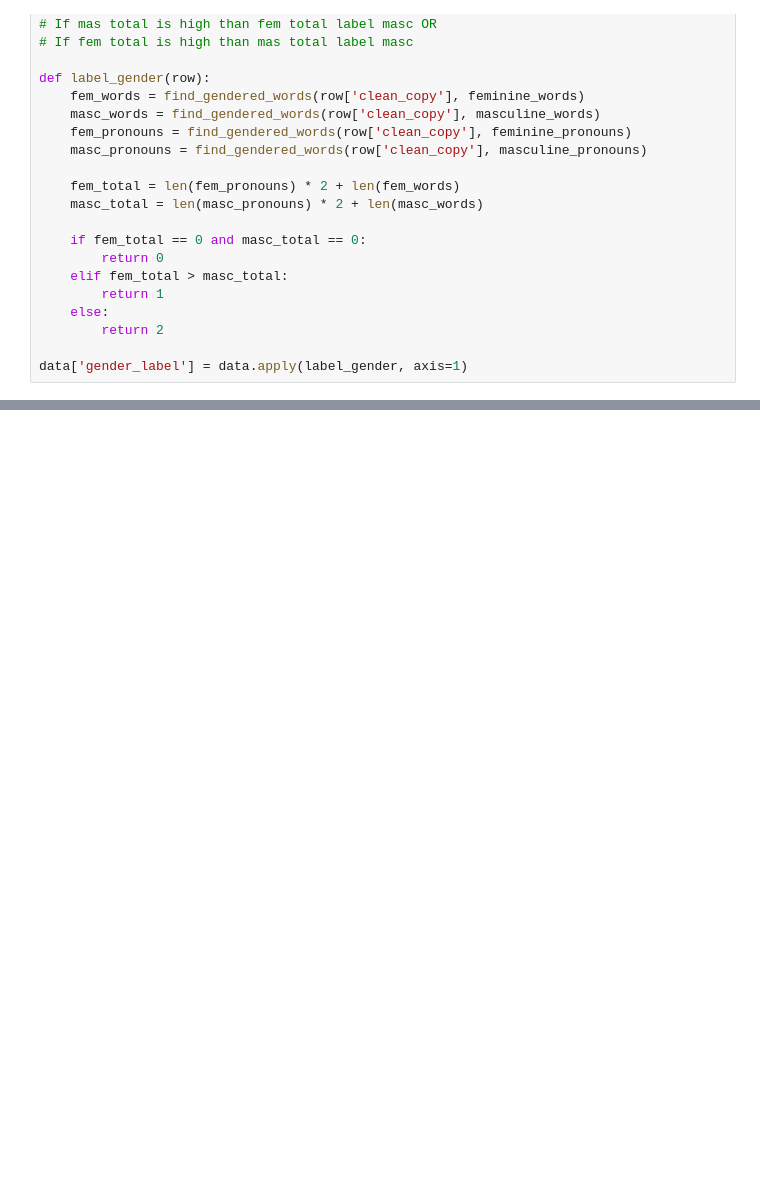
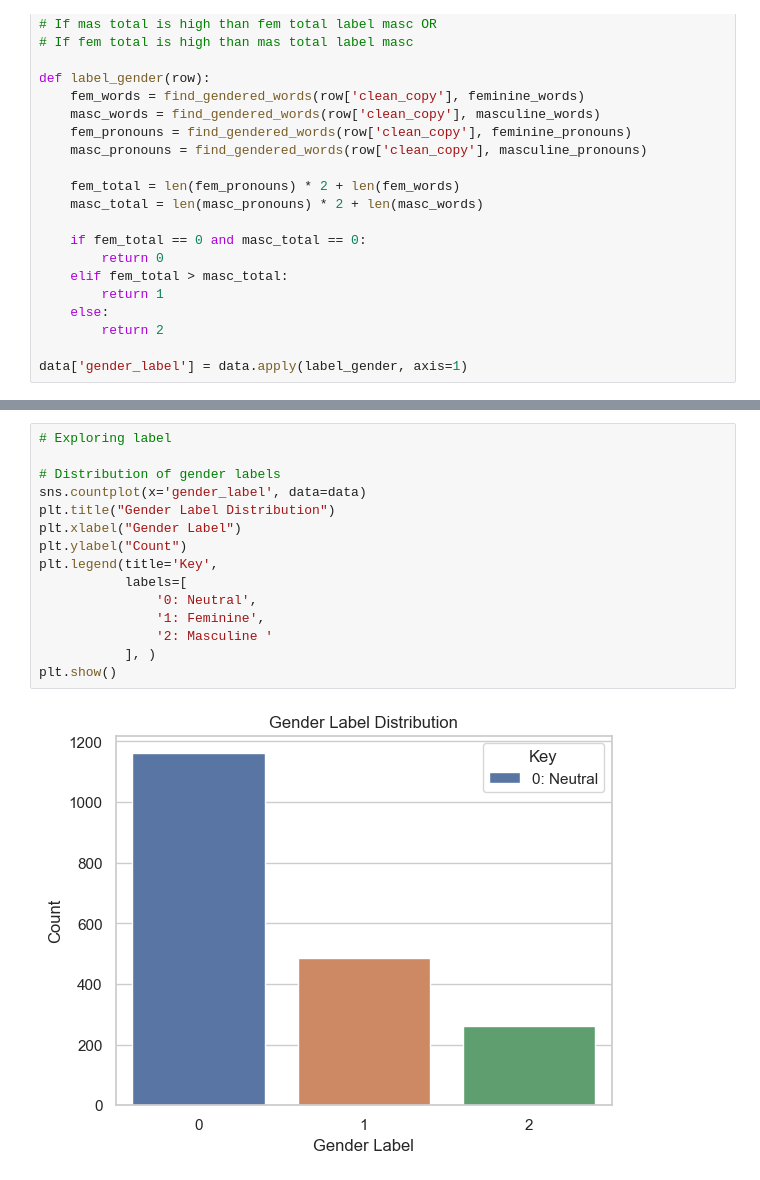
Before and after one commit to lifen-joy/20048573_MastersProject_2023, a Jupyter notebook: explore.ipynb, the cells around one changed output, grey strips where cells are left out. Saved outputs shown, nothing was run; the diff lists cells and outputs as text; blank space fills up the shorter version.

```diff
--- a/explore.ipynb
+++ b/explore.ipynb
@@ -504,0 +505,17 @@ display(random_sample)
+# %%
+# Exploring label
+
+# Distribution of gender labels
+sns.countplot(x='gender_label', data=data)
+plt.title("Gender Label Distribution")
+plt.xlabel("Gender Label")
+plt.ylabel("Count")
+plt.legend(title='Key',
+           labels=[
+               '0: Neutral',
+               '1: Feminine',
+               '2: Masculine '
+           ], )
+plt.show()
+# %% [output]
+[figure, added]
```
Also changed, not shown: parts of 19 cells of this notebook, 1 other file.
